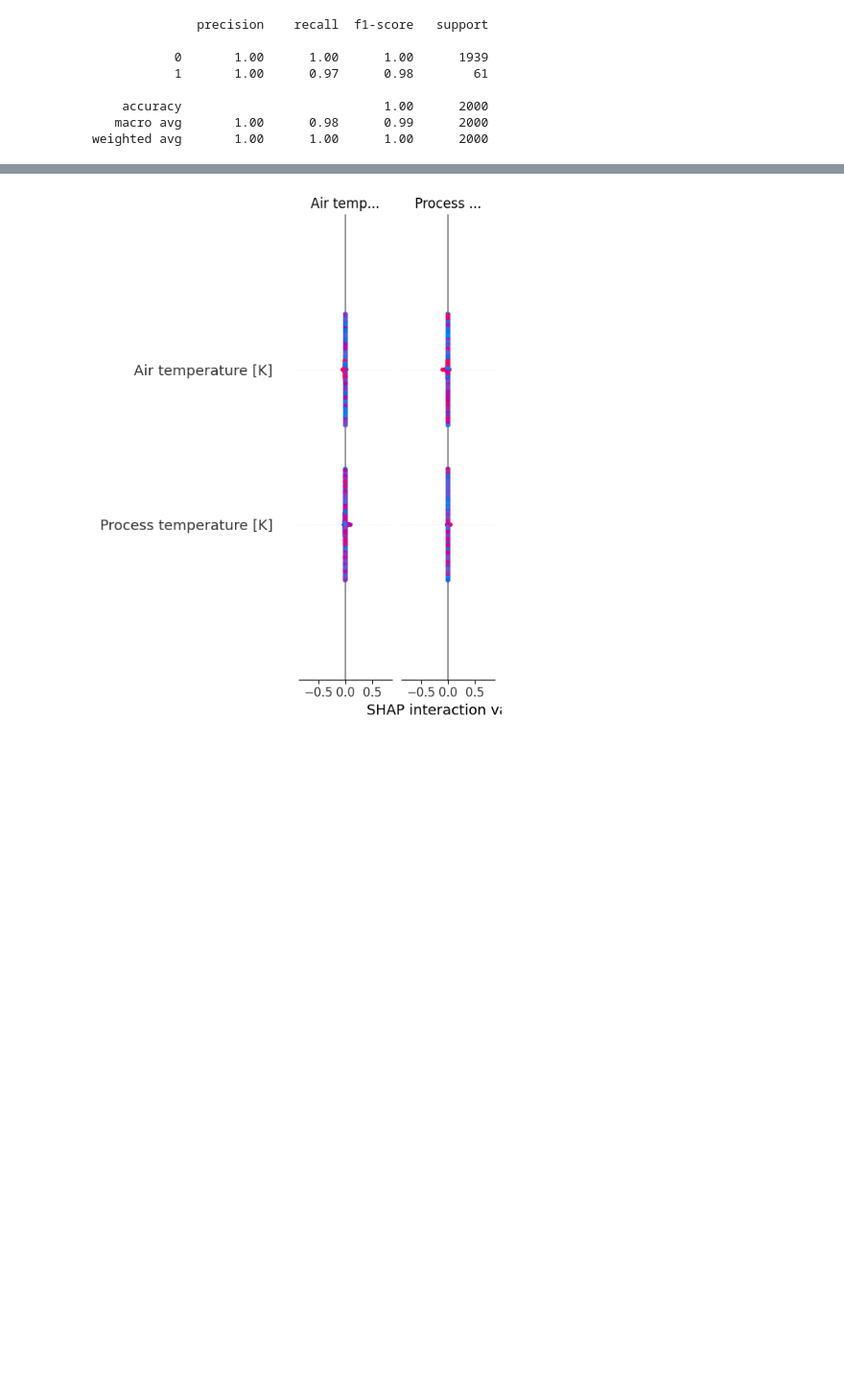
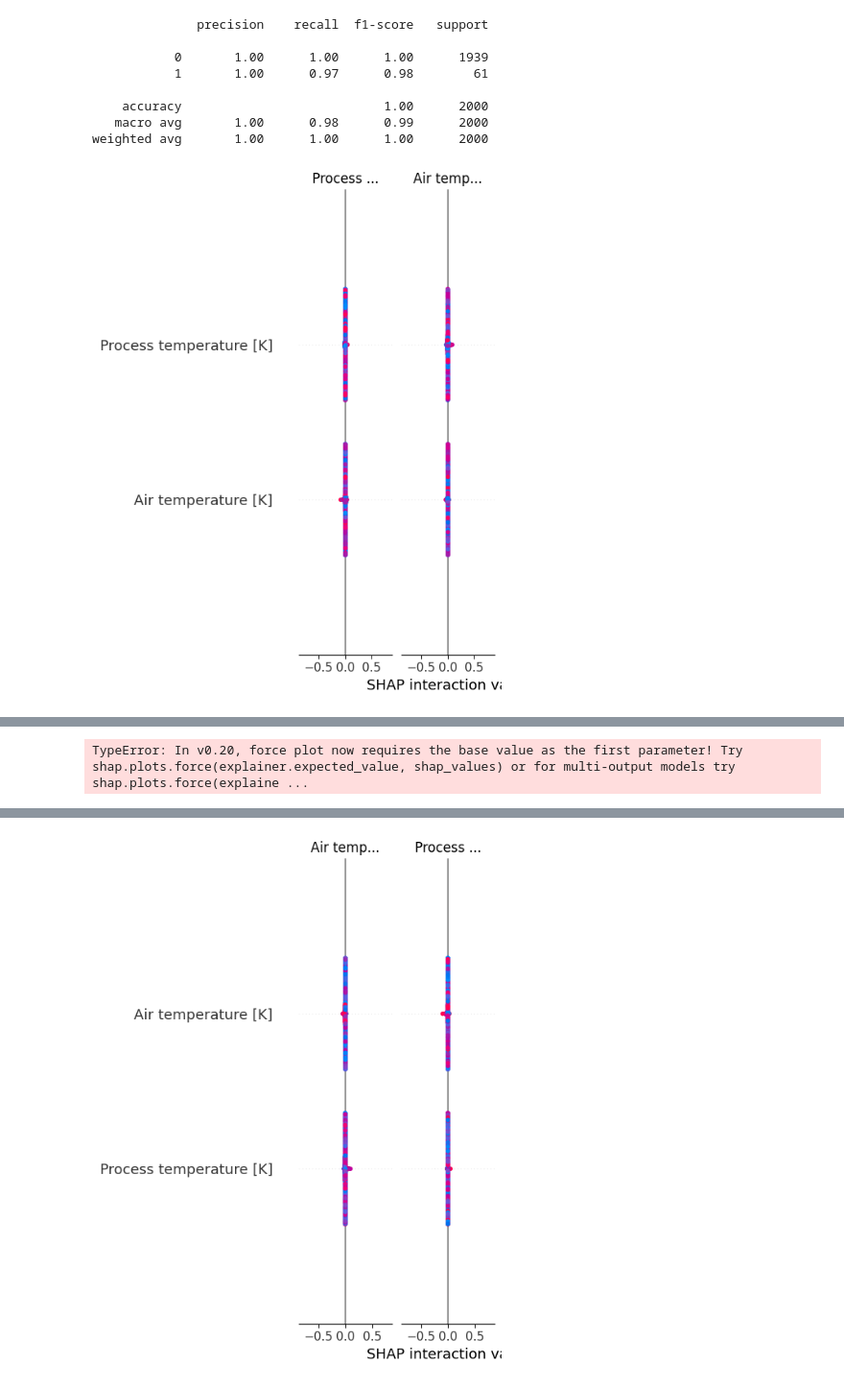
Before and after one commit to mani8072/Data_science_thesis, a Jupyter notebook: coding/prediction.ipynb, the cells around one changed output, grey strips where cells are left out. Shown at 96% size. Cells and saved outputs as stored; diff of their text form; code cells hidden in the pictures; blank space fills up the shorter version.

```diff
--- a/coding/prediction.ipynb
+++ b/coding/prediction.ipynb
@@ -413,3 +451,29 @@ print(classification_report(y_test, y_pred))
     accuracy                           1.00      2000
    macro avg       1.00      0.98      0.99      2000
 weighted avg       1.00      1.00      1.00      2000
+# %%
+import shap
+
+background = X_train.sample(100, random_state=42)
+explainer = shap.Explainer(model, background)
+shap_values = explainer(X_test, check_additivity=False)
+
+# Global explanation
+shap.summary_plot(shap_values, X_test, plot_type="bar")
+
+i = 0  # instance index
+
+# Extract shap values for class 1 (failure)
+shap_vals = shap_values.values[i, :, 1]         # shape: (num_features,)
+base_val = shap_values.base_values[1]            # scalar base value for class 1
+
+# Extract feature values for that instance
+features = X_test.iloc[i]
+
+import shap
+
+shap.initjs()
+force_plot = shap.plots.force(base_val, shap_vals, features.values, feature_names=features.index.tolist())
+shap.save_html("force_plot_instance0.html", force_plot)
+# %% [output]
+[figure, added]
@@ -416 +481,2 @@ weighted avg       1.00      1.00      1.00      2000
+TypeError: In v0.20, force plot now requires the base value as the first parameter! Try shap.plots.force(explainer.expected_value, shap_values) or for multi-output models try shap.plots.force(explaine ...
 # %%
```
Also changed, not shown: parts of 16 cells of this notebook, 1 other file.
